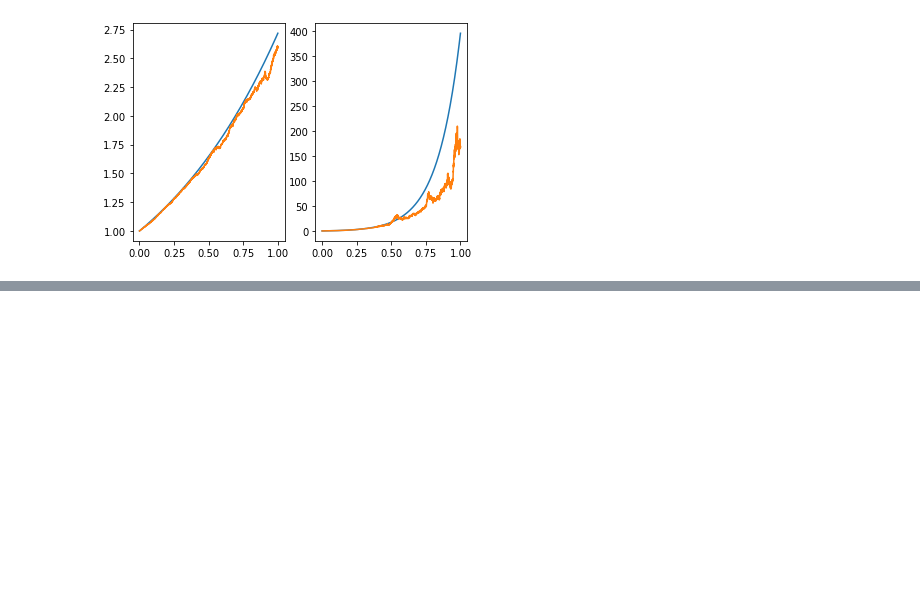
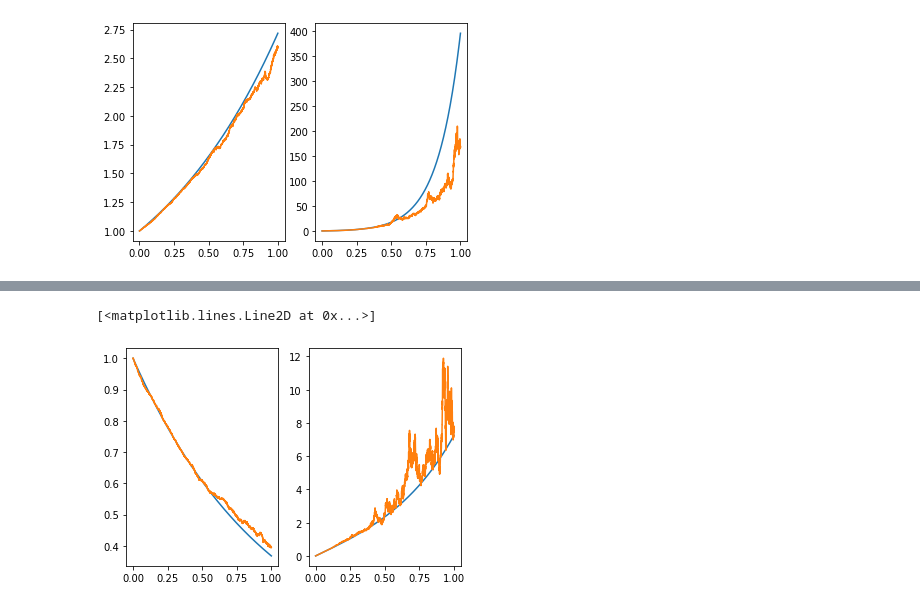
Before and after one commit to piton322/DGSP, a Jupyter notebook: dgsp_4_5.ipynb, the cells around one changed output, grey strips where cells are left out. Saved outputs shown, nothing was run; the diff lists cells and outputs as text; code cells hidden in the pictures; blank space fills up the shorter version.

```diff
--- a/dgsp_4_5.ipynb
+++ b/dgsp_4_5.ipynb
@@ -186,0 +211,16 @@ axes[1].plot(grid, var, label='по схеме')
+# %%
+grid = np.arange(T_start, T + h, h)
+th_mean = y_start * np.exp(a * grid)
+th_var = (y_start ** 2) * np.exp(2 * a * grid) * (np.exp((b ** 2) * grid) - 1)
+# %%
+mean = np.array(m_t) / n
+var = np.array(k_t) / n - (mean ** 2)
+# %%
+fig, axes = plt.subplots(1, 2)
+axes[0].plot(grid, th_mean, label='по теории')
+axes[0].plot(grid, mean, label='по схеме')
+axes[1].plot(grid, th_var, label='по теории')
+axes[1].plot(grid, var, label='по схеме')
+# %% [output]
+[<matplotlib.lines.Line2D at 0x...>]
+[figure, added]
```
Also changed, not shown: parts of 4 cells of this notebook.
